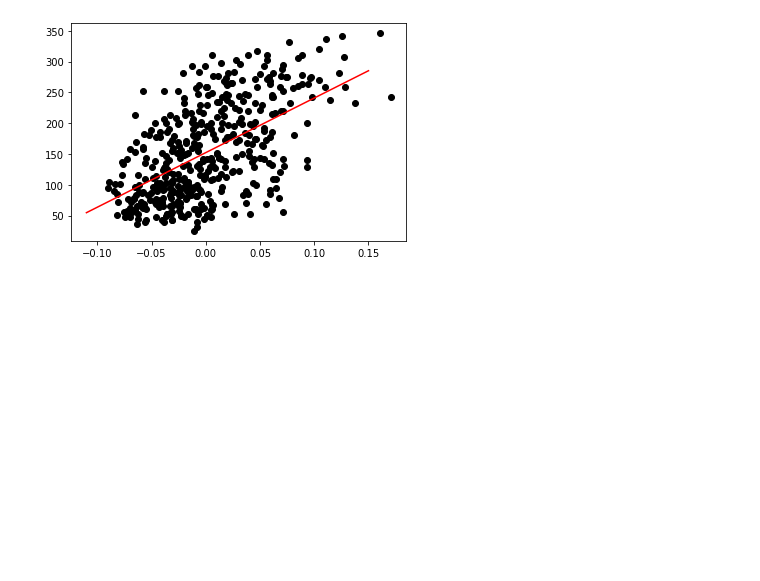
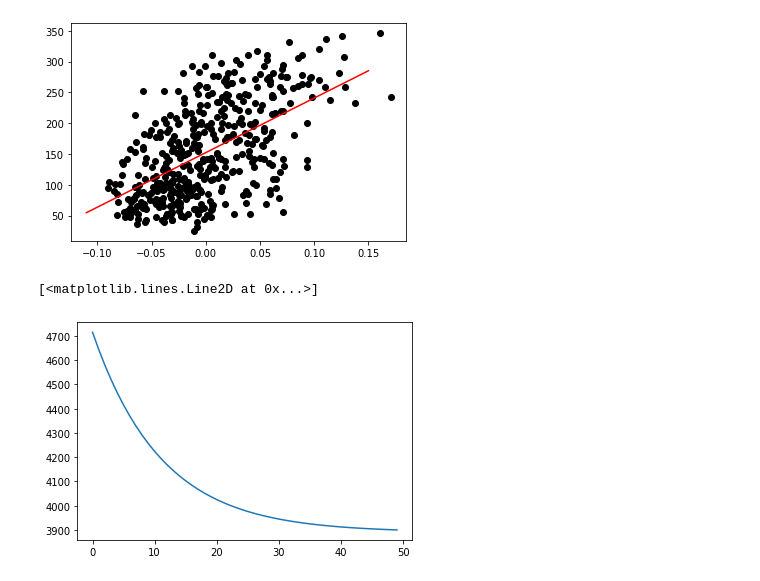
Before and after one commit to amoroma-bb/NeuralNine, a Jupyter notebook: linear_regression.ipynb, the cells around one changed output. Drawn from its saved outputs; the diff is of its cells as text; code cells hidden in the pictures; blank space fills up the shorter version.

```diff
--- a/linear_regression.ipynb
+++ b/linear_regression.ipynb
@@ -169,6 +155,15 @@ plt.scatter(data.a,data.b)
 # %% [output]
 <matplotlib.collections.PathCollection at 0x...>
 [figure]
+# %%
+def loss_function(m, b, data):
+    total_error = 0
+    for i in range(len(data)):
+        x = data.iloc[i].a
+        y = data.iloc[i].b
+        total_error += (y - (m * x + b)) ** 2
+    ans = total_error / float(len(data))
+    return ans
 # %%
 def gradient_descent(m_now, b_now, data, L):
     m_gradient = 0
@@ -189,10 +184,12 @@ m = 0
 b = 0
 L = 0.2
 epochos = 3000
+loss = []
 
 for i in range(epochos):
     if i % 50 == 0:
         print(f'Epoch: {i}')
+        loss.append(loss_function(m,b,data))
     m, b = gradient_descent(m,b, data, L)
 
 print(m, b)
@@ -219,3 +216,8 @@ Epoch: 2950
 886.6509002101511 152.13348416289662
 [<matplotlib.lines.Line2D at 0x...>]
 [figure]
+# %%
+plt.plot(loss[10:])
+# %% [output]
+[<matplotlib.lines.Line2D at 0x...>]
+[figure, added]
```
Also changed, not shown: parts of 1 cell of this notebook.
